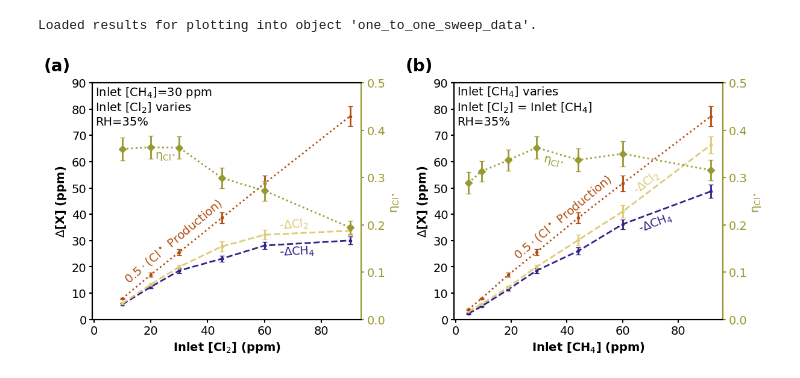
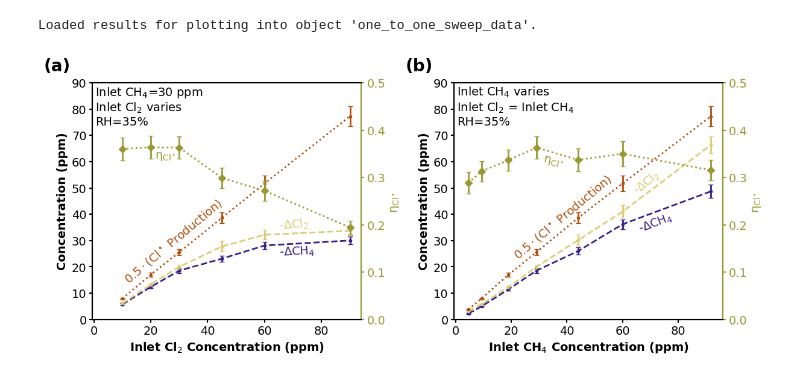
Before and after one commit to richardsrandall/Fall-2024-Cl2, a Jupyter notebook: _combined_plots/paper_plots_v1/figure-show_cl2_conversion.ipynb, the cells around one changed output. Saved outputs shown, nothing was run; the diff lists cells and outputs as text; code cells hidden in the pictures.

Commit message:
Enforce our new conventions for not using brackets to denote concentrations in plots.

```diff
--- a/_combined_plots/paper_plots_v1/figure-show_cl2_conversion.ipynb
+++ b/_combined_plots/paper_plots_v1/figure-show_cl2_conversion.ipynb
@@ -159,7 +159,7 @@ for (current_data, current_axis, current_axis_right, x_vals) in zip((cl2_sweep_d
     cl2_utils.do_error_bar(current_axis,line_default_properties,'Cl* Production',x_vals,0.5*current_data.cl_budget,(0.5*current_data.cl_budget_95_ci if use_error_bars else None))
     cl2_utils.do_error_bar(current_axis_right,line_default_properties,'Cl* Efficiency',x_vals,current_data.ch4_per_cl,(current_data.ch4_per_cl_95_ci if use_error_bars else None))
 
-    current_axis.set_ylabel("$\Delta$[X] (ppm)",fontweight=plot_default_properties['font_weight'])
+    current_axis.set_ylabel("Concentration (ppm)",fontweight=plot_default_properties['font_weight'])
     current_axis.xaxis.set_tick_params(labelbottom=True)
     current_axis_right.set_ylabel(line_default_properties['Cl* Efficiency']['text']+" ",fontweight=plot_default_properties['font_weight'])
     current_axis_right.xaxis.set_tick_params(labelbottom=True)
@@ -172,35 +172,35 @@ for (current_data, current_axis, current_axis_right, x_vals) in zip((cl2_sweep_d
 
 # Manually set axis limits and labels where needed
 ax_a.set_ylim(0,90)
 ax_b.set_ylim(0,90)
 ax_a_right.set_ylim(0,0.5)
 ax_b_right.set_ylim(0,0.5)
-ax_a.set_xlabel("Inlet [Cl$_2$] (ppm)",fontweight=plot_default_properties['font_weight'])
-ax_b.set_xlabel("Inlet [CH$_4$] (ppm)",fontweight=plot_default_properties['font_weight'])
+ax_a.set_xlabel("Inlet Cl$_2$ Concentration (ppm)",fontweight=plot_default_properties['font_weight'])
+ax_b.set_xlabel("Inlet CH$_4$ Concentration (ppm)",fontweight=plot_default_properties['font_weight'])
 #ax_c.set_xlabel("Inlet Relative Humidity (%)",fontweight=plot_default_properties['font_weight'])
 
 # Labeling part (a)
 labels_a = (('CH4',65,23,3),
           ('Cl* Efficiency',21.5,60,0),
           ('Cl* Production',10,13,40),
           ('Cl2',65,33,5))
 cl2_utils.label_lines(ax_a,line_default_properties,labels_a)
-ax_a.text(0.01,0.99,"Inlet [CH$_4$]=30 ppm\nInlet [Cl$_2$] varies\nRH=35%",transform=ax_a.transAxes,ha='left',va='top')
+ax_a.text(0.01,0.99,"Inlet CH$_4$=30 ppm\nInlet Cl$_2$ varies\nRH=35%",transform=ax_a.transAxes,ha='left',va='top')
 
 # Labeling part (b)
 labels_b = (('CH4',65,32,21),
           ('Cl* Efficiency',31,57,-13),
           ('Cl* Production',20,22,40),
           ('Cl2',63,46.5,38))
 cl2_utils.label_lines(ax_b,line_default_properties,labels_b)
-ax_b.text(0.01,0.99,"Inlet [CH$_4$] varies\nInlet [Cl$_2$] = Inlet [CH$_4$]\nRH=35%",transform=ax_b.transAxes,ha='left',va='top')
+ax_b.text(0.01,0.99,"Inlet CH$_4$ varies\nInlet Cl$_2$ = Inlet CH$_4$\nRH=35%",transform=ax_b.transAxes,ha='left',va='top')
 
 for ax in [ax_a, ax_a_right, ax_b, ax_b_right]:
     ax.tick_params(width=plot_default_properties['box_linewidth'])
     for spine in ax.spines.values():
         spine.set_linewidth(plot_default_properties['box_linewidth'])
 
 plt.savefig('exported_images/compare_cl2_conversion.png', bbox_inches='tight',dpi=300)
 plt.show()
 # %% [output]
-[figure, old version]
+[figure, new version]
```
Also changed, not shown: 15 other files.
